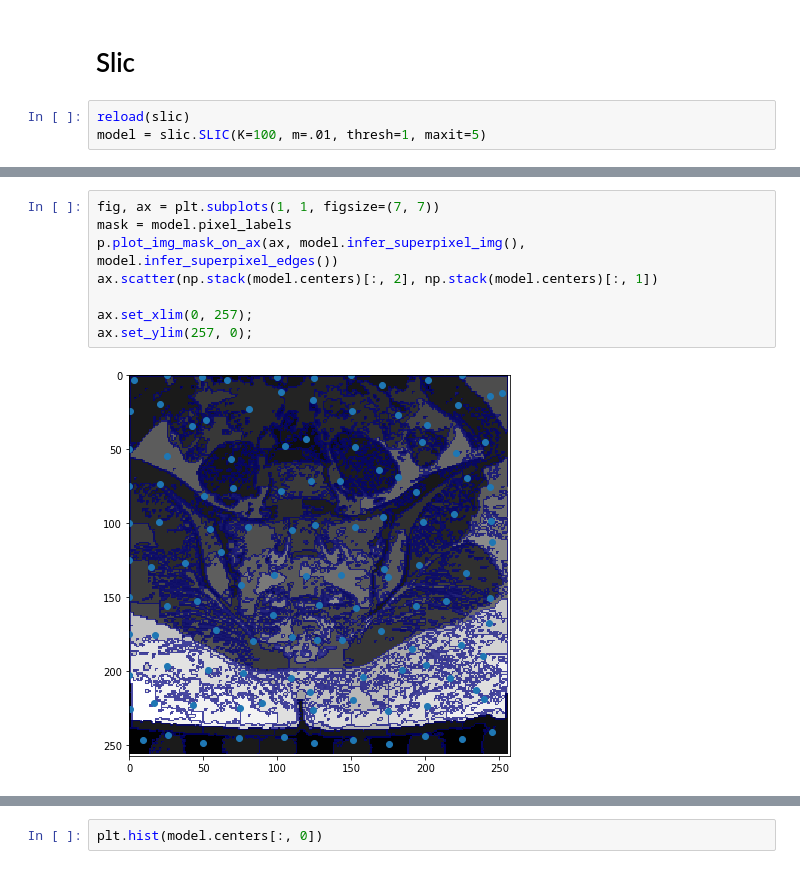
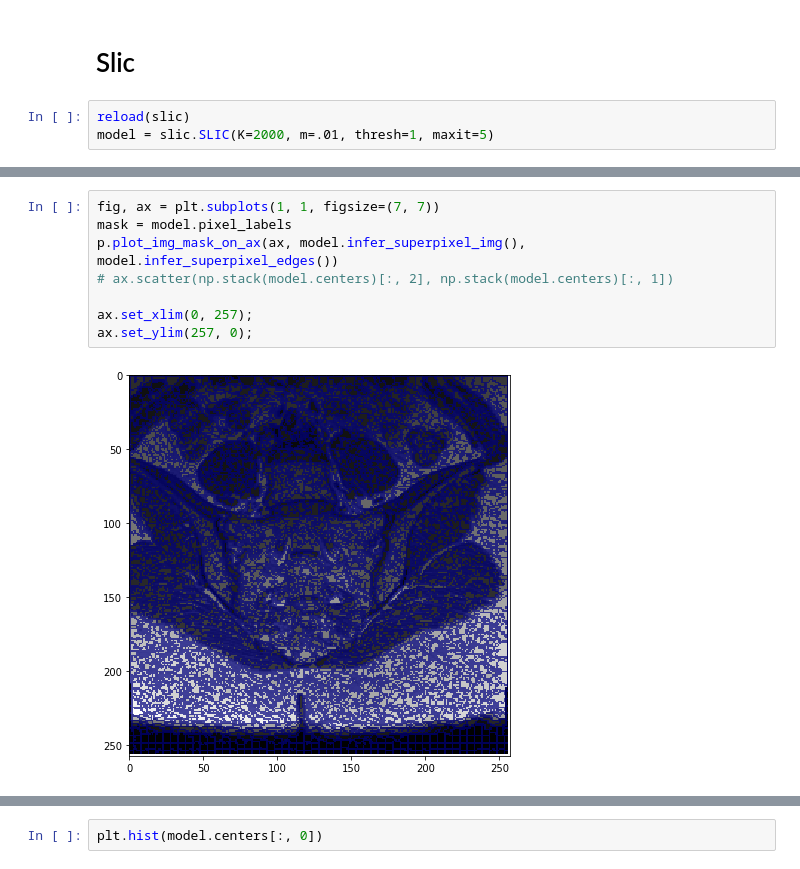
Before and after one commit to TheodoreAouad/superpixels, a Jupyter notebook: Notebooks/apply_slic.ipynb, the cells around one changed output, grey strips where cells are left out. Saved outputs shown, nothing was run; the diff lists cells and outputs as text.

```diff
--- a/Notebooks/apply_slic.ipynb
+++ b/Notebooks/apply_slic.ipynb
@@ -52,7 +53,7 @@ plt.imshow(img, cmap="gray")
 # Slic
 # %%
 reload(slic)
-model = slic.SLIC(K=100, m=.01, thresh=1, maxit=5)
+model = slic.SLIC(K=2000, m=.01, thresh=1, maxit=5)
 # %%
 %%time
 model.fit(img, False)
@@ -67,10 +68,10 @@ Current iteration: 5 / 5. Error: 20.59969980111548
 # %%
 fig, ax = plt.subplots(1, 1, figsize=(7, 7))
 mask = model.pixel_labels
 p.plot_img_mask_on_ax(ax, model.infer_superpixel_img(), model.infer_superpixel_edges())
-ax.scatter(np.stack(model.centers)[:, 2], np.stack(model.centers)[:, 1])
+# ax.scatter(np.stack(model.centers)[:, 2], np.stack(model.centers)[:, 1])
 
 ax.set_xlim(0, 257);
 ax.set_ylim(257, 0);
 # %% [output]
-[figure, old version]
+[figure, new version]
```
Also changed, not shown: parts of 45 cells of this notebook, 3 other files.
